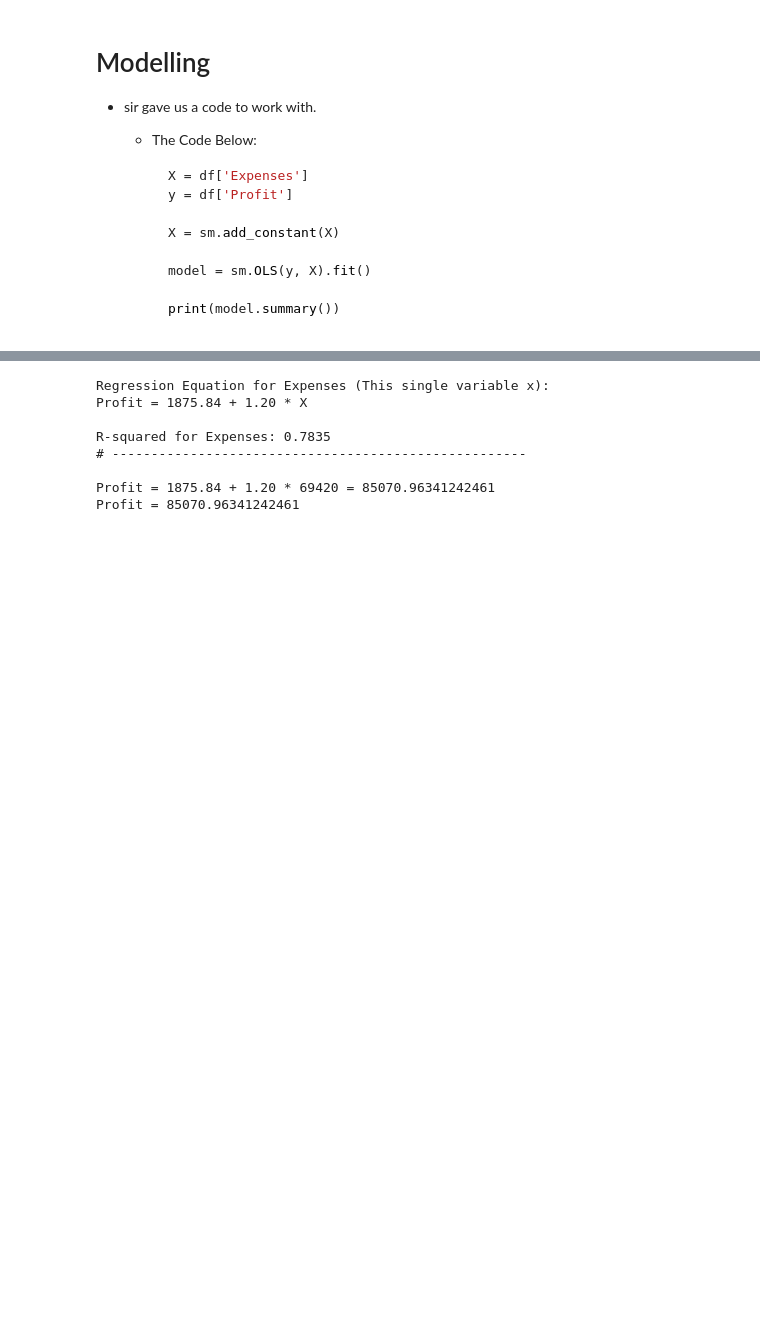
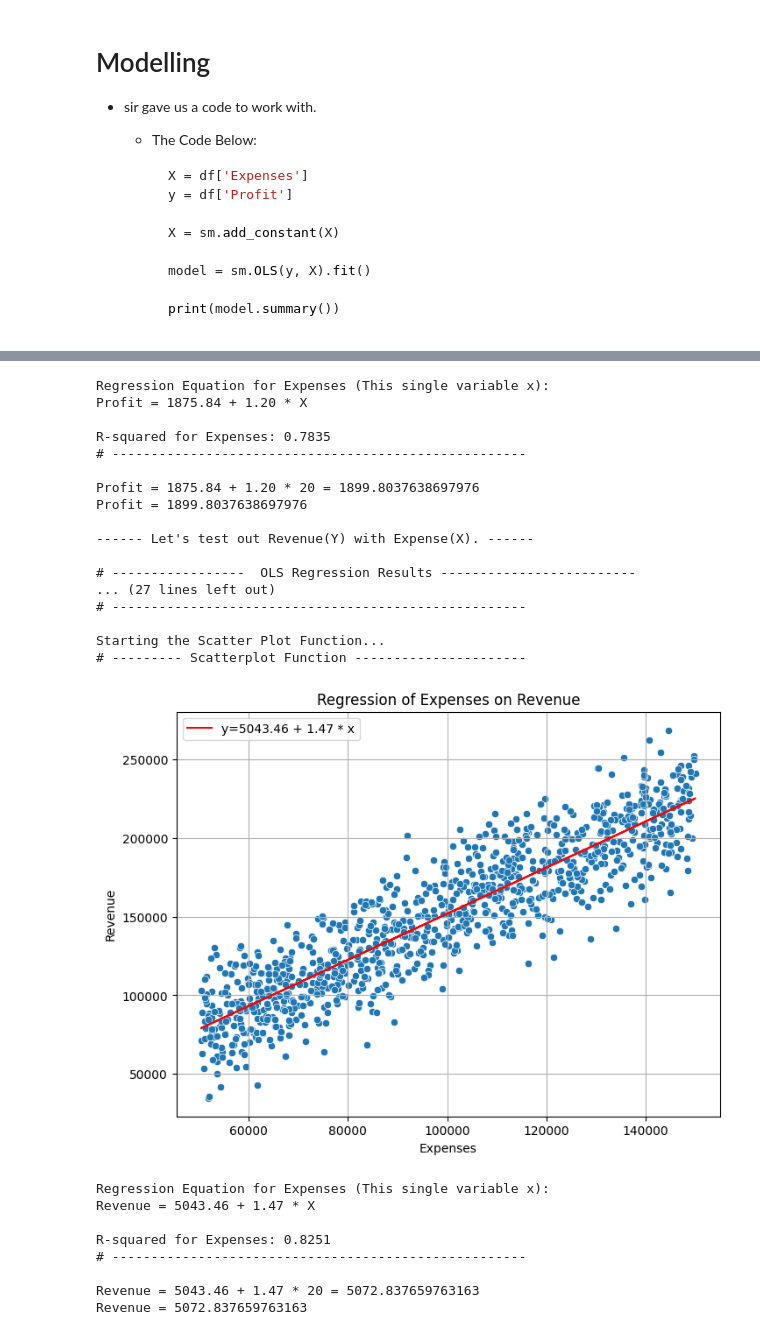
Before and after one commit to Michael679089/Machine-Learning-Finals-Jupyter-Notebook, a Jupyter notebook: main.ipynb, the cells around one changed output, grey strips where cells are left out. Saved outputs shown, nothing was run; the diff lists cells and outputs as text; code cells hidden in the pictures; blank space fills up the shorter version.

````diff
--- a/main.ipynb
+++ b/main.ipynb
@@ -68,17 +68,19 @@ df.head()
         ```
 # %%
 # Code from the instructor:
-print("# ----------------- Code from instructor -------------------------")
-X = df['Expenses']
-Y = df['Profit']
+def OLSRegressionResult(X_column, Y_column, df):
+  print("# -----------------  OLS Regression Results -------------------------")
 
-X = sm.add_constant(X)
+  X = df[[X_column]]
+  Y = df[[Y_column]]
 
-model = sm.OLS(Y, X).fit()
+  X = sm.add_constant(X)
 
-print(model.summary())
+  model = sm.OLS(Y, X).fit()
 
-print("# -----------------------------------------------------", end="\n\n")
+  print(model.summary())
+
+  print("# -----------------------------------------------------", end="\n\n")
 
 
 ## Simple Scatter Plot V2
@@ -154,7 +156,7 @@ def getTheYInTheLinearRegression(X_column, Y_column, df):
   while True:
     IsError = False
     try:
-      temp = input("Input an X Value of Linear Regression Equation (escape to quit):")
+      temp = input("Input an X Value of Linear Regression Equation (input number to quit):")
       val = float(temp)
     except ValueError:
       IsError = True
@@ -168,10 +170,18 @@ def getTheYInTheLinearRegression(X_column, Y_column, df):
   print(f"{Y_column} = {intercept:.2f} + {coef:.2f} * {XUserInput} = {Y}")
   return Y
 
-# ----
+# Main Area here
+
+OLSRegressionResult("Expenses", "Profit", df)
 
 print("Starting the Scatter Plot Function...")
 showScatterPlotWithLinearReg("Expenses", "Profit", df)
+print("Profit =", getTheYInTheLinearRegression("Expenses", "Profit", df))
 
-print("Profit =", getTheYInTheLinearRegression("Expenses", "Profit", df))
+print("\n------ Let's test out Revenue(Y) with Expense(X). ------ \n")
+OLSRegressionResult("Expenses", "Revenue", df)
+
+print("Starting the Scatter Plot Function...")
+showScatterPlotWithLinearReg("Expenses", "Revenue", df)
+print("Revenue =", getTheYInTheLinearRegression("Expenses", "Revenue", df))
 # %% [output]
@@ -186,18 +196,36 @@ Time:                        23:34:12   Log-Likelihood:                -11239.
 No. Observations:                1000   AIC:                         2.248e+04
 Df Residuals:                     998   BIC:                         2.249e+04
 Df Model:                           1
 Covariance Type:            nonrobust
 ... (16 lines left out)
 # -----------------------------------------------------
 
 Starting the Scatter Plot Function...
 # --------- Scatterplot Function ----------------------
 [figure]
 Regression Equation for Expenses (This single variable x):
 Profit = 1875.84 + 1.20 * X
 
 R-squared for Expenses: 0.7835
 # -----------------------------------------------------
 
-Profit = 1875.84 + 1.20 * 69420 = 85070.96341242461
-Profit = 85070.96341242461
+Profit = 1875.84 + 1.20 * 20 = 1899.8037638697976
+Profit = 1899.8037638697976
+
+------ Let's test out Revenue(Y) with Expense(X). ------
+
+# -----------------  OLS Regression Results -------------------------
+... (27 lines left out)
+# -----------------------------------------------------
+
+Starting the Scatter Plot Function...
+# --------- Scatterplot Function ----------------------
+[figure, added]
+Regression Equation for Expenses (This single variable x):
+Revenue = 5043.46 + 1.47 * X
+
+R-squared for Expenses: 0.8251
+# -----------------------------------------------------
+
+Revenue = 5043.46 + 1.47 * 20 = 5072.837659763163
+Revenue = 5072.837659763163
````
Also changed, not shown: parts of 3 cells of this notebook.
